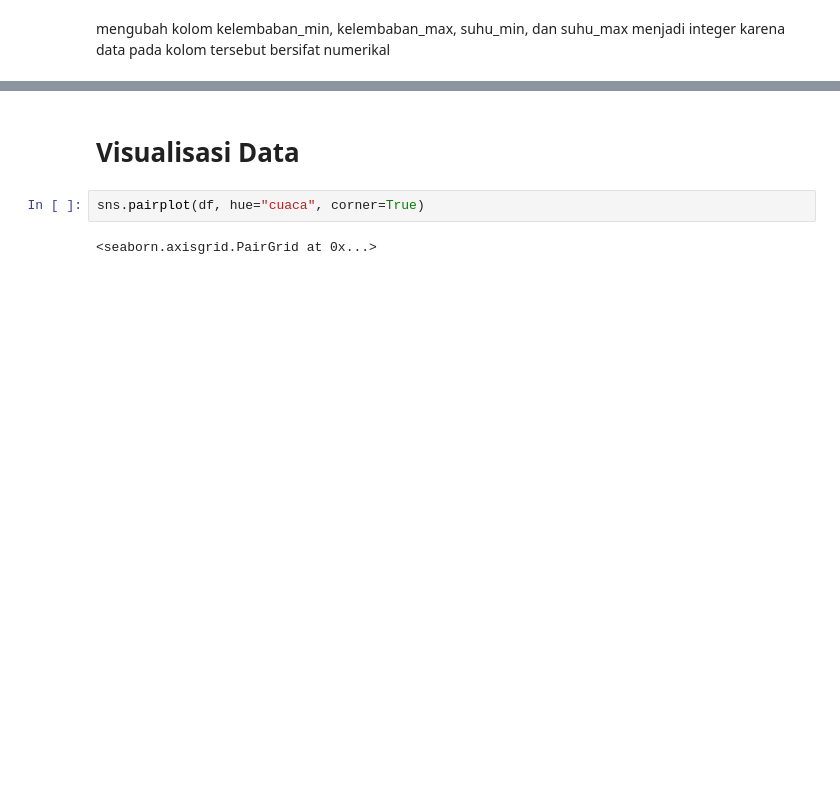
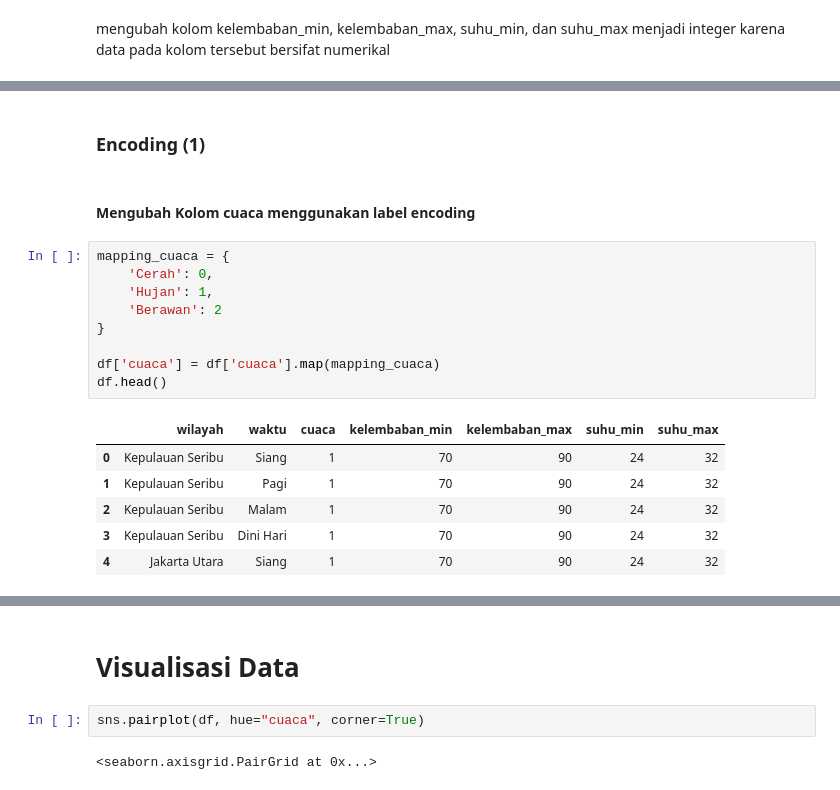
Before and after one commit to raihankemmy/jakarta-weather-classification-2018, a Jupyter notebook: Final.ipynb, the cells around one changed output, grey strips where cells are left out. Cells and saved outputs as stored; diff of their text form; blank space fills up the shorter version.

```diff
--- a/Final.ipynb
+++ b/Final.ipynb
@@ -276,0 +381,20 @@ mengubah kolom kelembaban_min, kelembaban_max, suhu_min, dan suhu_max menjadi in
+# %% [markdown]
+### Encoding (1)
+# %% [markdown]
+#### Mengubah Kolom cuaca menggunakan label encoding
+# %%
+mapping_cuaca = {
+    'Cerah': 0,
+    'Hujan': 1,
+    'Berawan': 2
+}
+
+df['cuaca'] = df['cuaca'].map(mapping_cuaca)
+df.head()
+# %% [output]
+|  | wilayah | waktu | cuaca | kelembaban_min | kelembaban_max | suhu_min | suhu_max |
+| 0 | Kepulauan Seribu | Siang | 1 | 70 | 90 | 24 | 32 |
+| 1 | Kepulauan Seribu | Pagi | 1 | 70 | 90 | 24 | 32 |
+| 2 | Kepulauan Seribu | Malam | 1 | 70 | 90 | 24 | 32 |
+| 3 | Kepulauan Seribu | Dini Hari | 1 | 70 | 90 | 24 | 32 |
+| 4 | Jakarta Utara | Siang | 1 | 70 | 90 | 24 | 32 |
```
Also changed, not shown: parts of 87 cells of this notebook.
